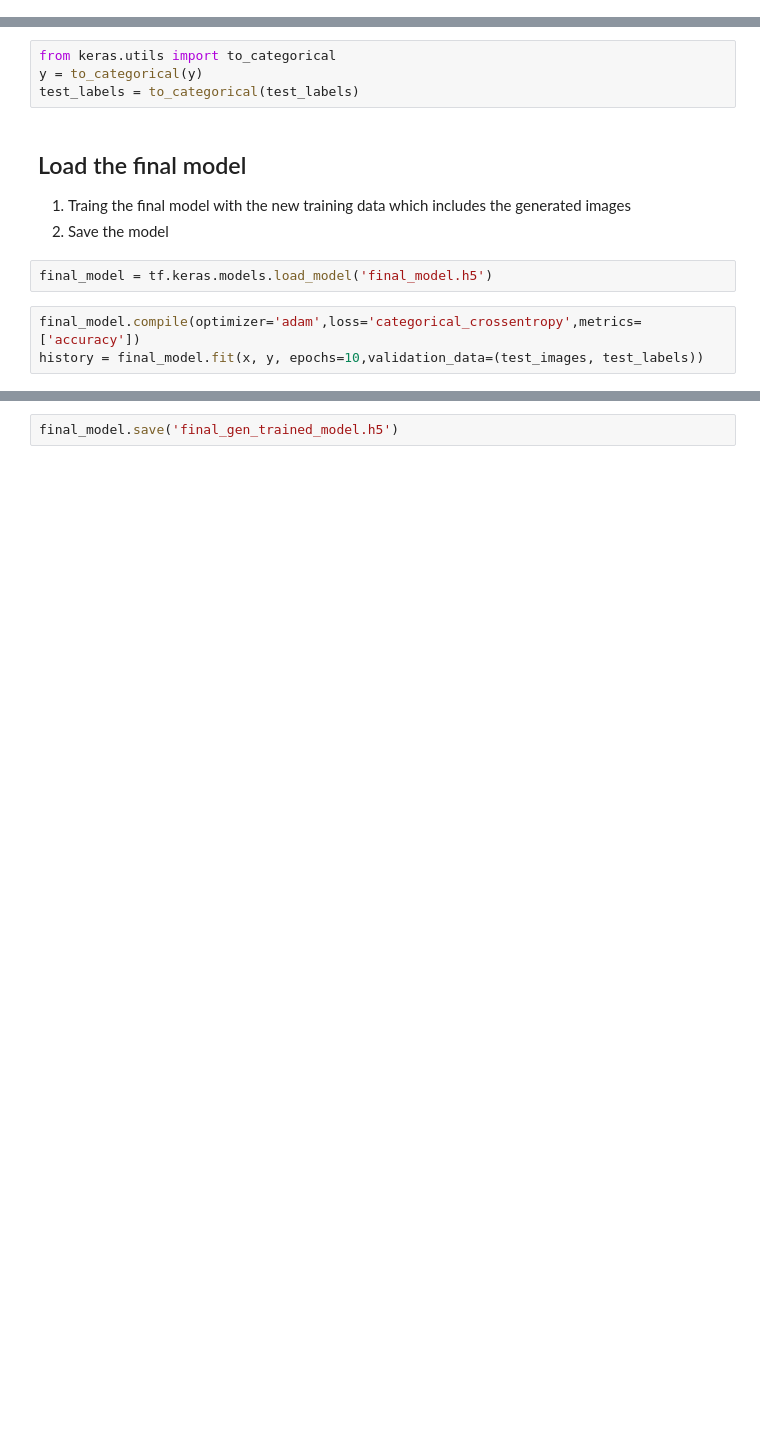
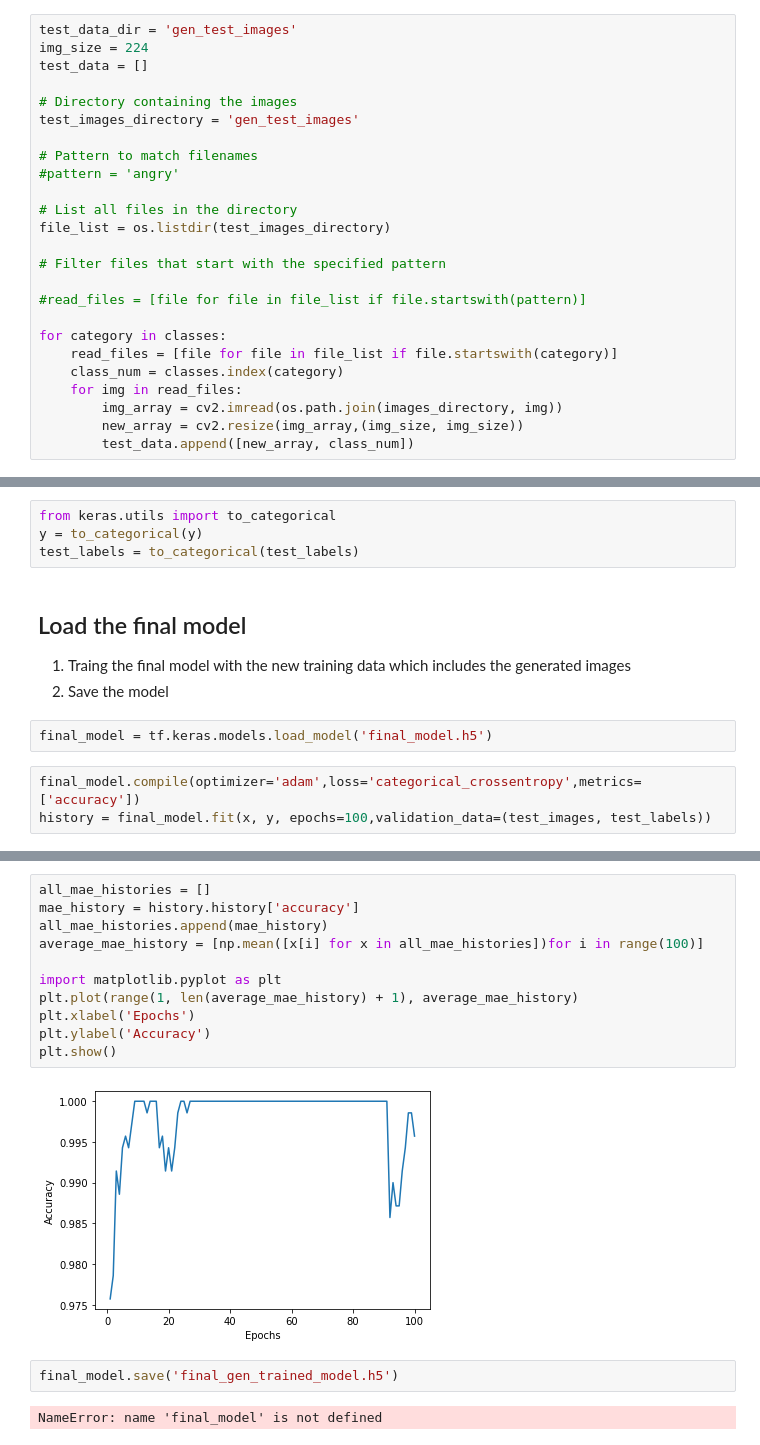
Before and after one commit to ajithkabraham/facial-recognition, a Jupyter notebook: fer_classifier.ipynb, the cells around one changed output, grey strips where cells are left out. Saved outputs shown, nothing was run; the diff lists cells and outputs as text; blank space fills up the shorter version.

```diff
--- a/fer_classifier.ipynb
+++ b/fer_classifier.ipynb
@@ -686,3 +688,28 @@ len(training_data)
+# %%
+test_data_dir = 'gen_test_images'
+img_size = 224
+test_data = []
+
+# Directory containing the images
+test_images_directory = 'gen_test_images'
+
+# Pattern to match filenames
+#pattern = 'angry'
+
+# List all files in the directory
+file_list = os.listdir(test_images_directory)
+
+# Filter files that start with the specified pattern
+
+#read_files = [file for file in file_list if file.startswith(pattern)]
+
+for category in classes:
+    read_files = [file for file in file_list if file.startswith(category)]
+    class_num = classes.index(category)
+    for img in read_files:
+        img_array = cv2.imread(os.path.join(images_directory, img))
+        new_array = cv2.resize(img_array,(img_size, img_size))
+        test_data.append([new_array, class_num])
 # %%
 data_dir = "../datasets/FER_2013/train/"
 test_data_dir = "../datasets/FER_2013/test/"
@@ -741,5 +783,5 @@ test_labels = to_categorical(test_labels)
 final_model = tf.keras.models.load_model('final_model.h5')
 # %%
 final_model.compile(optimizer='adam',loss='categorical_crossentropy',metrics=['accuracy'])
-history = final_model.fit(x, y, epochs=10,validation_data=(test_images, test_labels))
+history = final_model.fit(x, y, epochs=100,validation_data=(test_images, test_labels))
 # %% [output]
@@ -766,2 +805,17 @@ Epoch 10/10
+# %%
+all_mae_histories = []
+mae_history = history.history['accuracy']
+all_mae_histories.append(mae_history)
+average_mae_history = [np.mean([x[i] for x in all_mae_histories])for i in range(100)]
+
+import matplotlib.pyplot as plt
+plt.plot(range(1, len(average_mae_history) + 1), average_mae_history)
+plt.xlabel('Epochs')
+plt.ylabel('Accuracy')
+plt.show()
+# %% [output]
+[figure, added]
 # %%
 final_model.save('final_gen_trained_model.h5')
+# %% [output]
+NameError: name 'final_model' is not defined
```
Also changed, not shown: parts of 10 cells of this notebook.
